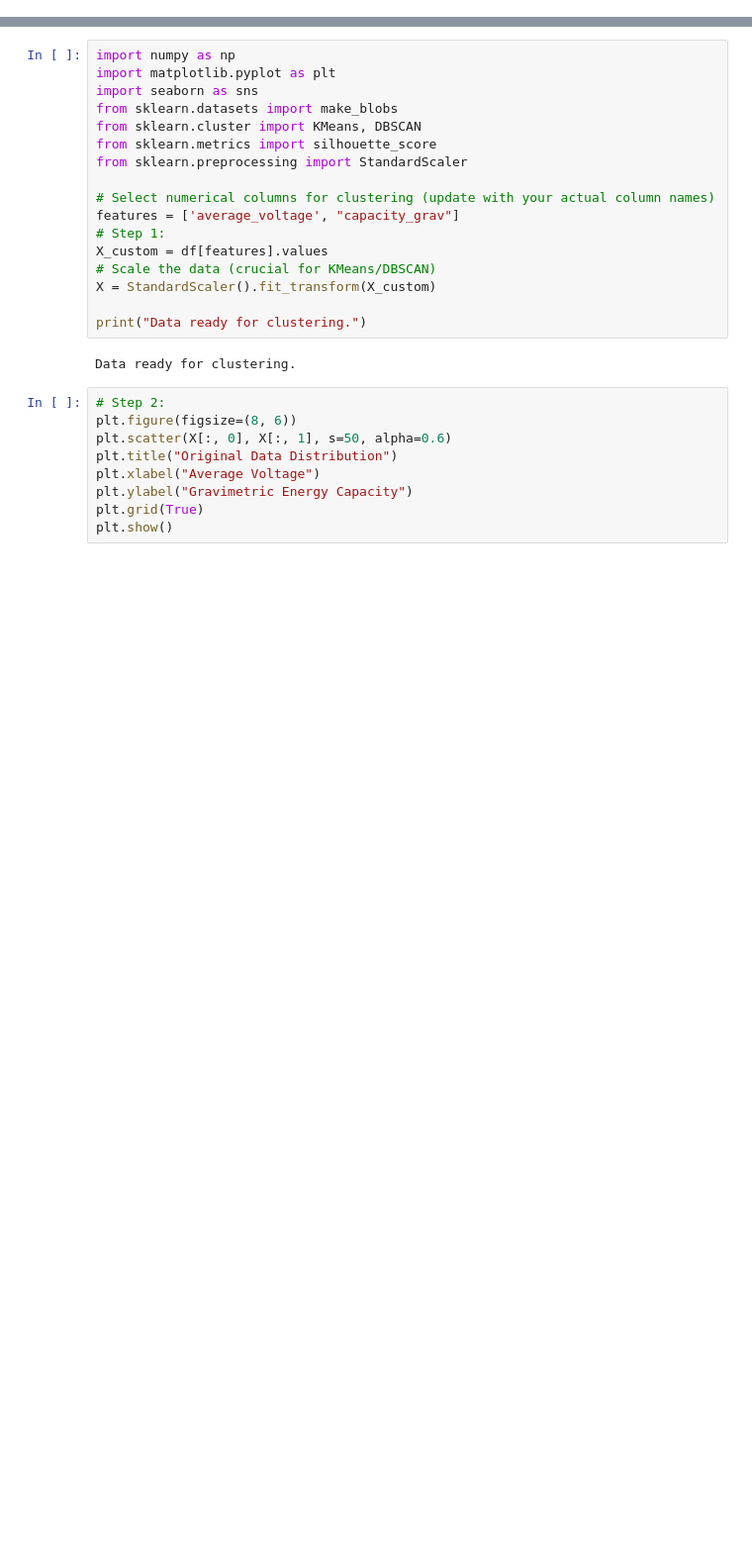
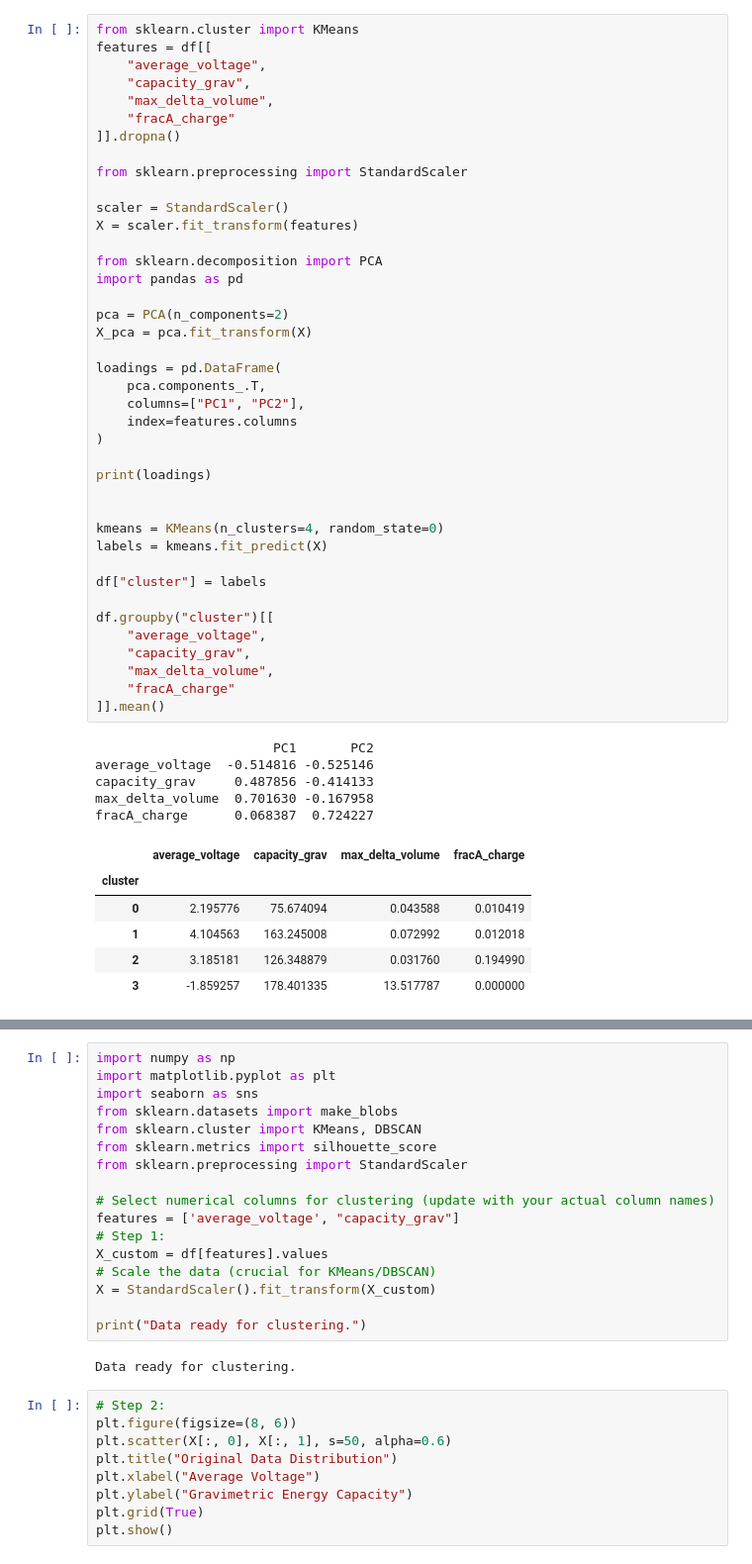
Before and after one commit to omarehab215/ResearchProjectDatasets, a Jupyter notebook: ResearchProject/Materials Project Dataset/Clustering/KMeans/K-MeansClustering.ipynb, the cells around one changed output, grey strips where cells are left out. Shown at 99% size. Saved outputs shown, nothing was run; the diff lists cells and outputs as text; blank space fills up the shorter version.

```diff
--- a/ResearchProject/Materials Project Dataset/Clustering/KMeans/K-MeansClustering.ipynb
+++ b/ResearchProject/Materials Project Dataset/Clustering/KMeans/K-MeansClustering.ipynb
@@ -39,6 +39,58 @@ except Exception as e:
 2773  [builder_meta, battery_type, thermo_type, batt...
 
 [2774 rows x 13 columns]
+# %%
+from sklearn.cluster import KMeans
+features = df[[
+    "average_voltage",
+    "capacity_grav",
+    "max_delta_volume",
+    "fracA_charge"
+]].dropna()
+
+from sklearn.preprocessing import StandardScaler
+
+scaler = StandardScaler()
+X = scaler.fit_transform(features)
+
+from sklearn.decomposition import PCA
+import pandas as pd
+
+pca = PCA(n_components=2)
+X_pca = pca.fit_transform(X)
+
+loadings = pd.DataFrame(
+    pca.components_.T,
+    columns=["PC1", "PC2"],
+    index=features.columns
+)
+
+print(loadings)
+
+
+kmeans = KMeans(n_clusters=4, random_state=0)
+labels = kmeans.fit_predict(X)
+
+df["cluster"] = labels
+
+df.groupby("cluster")[[
+    "average_voltage",
+    "capacity_grav",
+    "max_delta_volume",
+    "fracA_charge"
+]].mean()
+# %% [output]
+                       PC1       PC2
+average_voltage  -0.514816 -0.525146
+capacity_grav     0.487856 -0.414133
+max_delta_volume  0.701630 -0.167958
+fracA_charge      0.068387  0.724227
+|  | average_voltage | capacity_grav | max_delta_volume | fracA_charge |
+| cluster |  |  |  |  |
+| 0 | 2.195776 | 75.674094 | 0.043588 | 0.010419 |
+| 1 | 4.104563 | 163.245008 | 0.072992 | 0.012018 |
+| 2 | 3.185181 | 126.348879 | 0.031760 | 0.194990 |
+| 3 | -1.859257 | 178.401335 | 13.517787 | 0.000000 |
 # %%
 import pandas as pd
 
```
Also changed, not shown: parts of 4 cells of this notebook, 11 other files.
